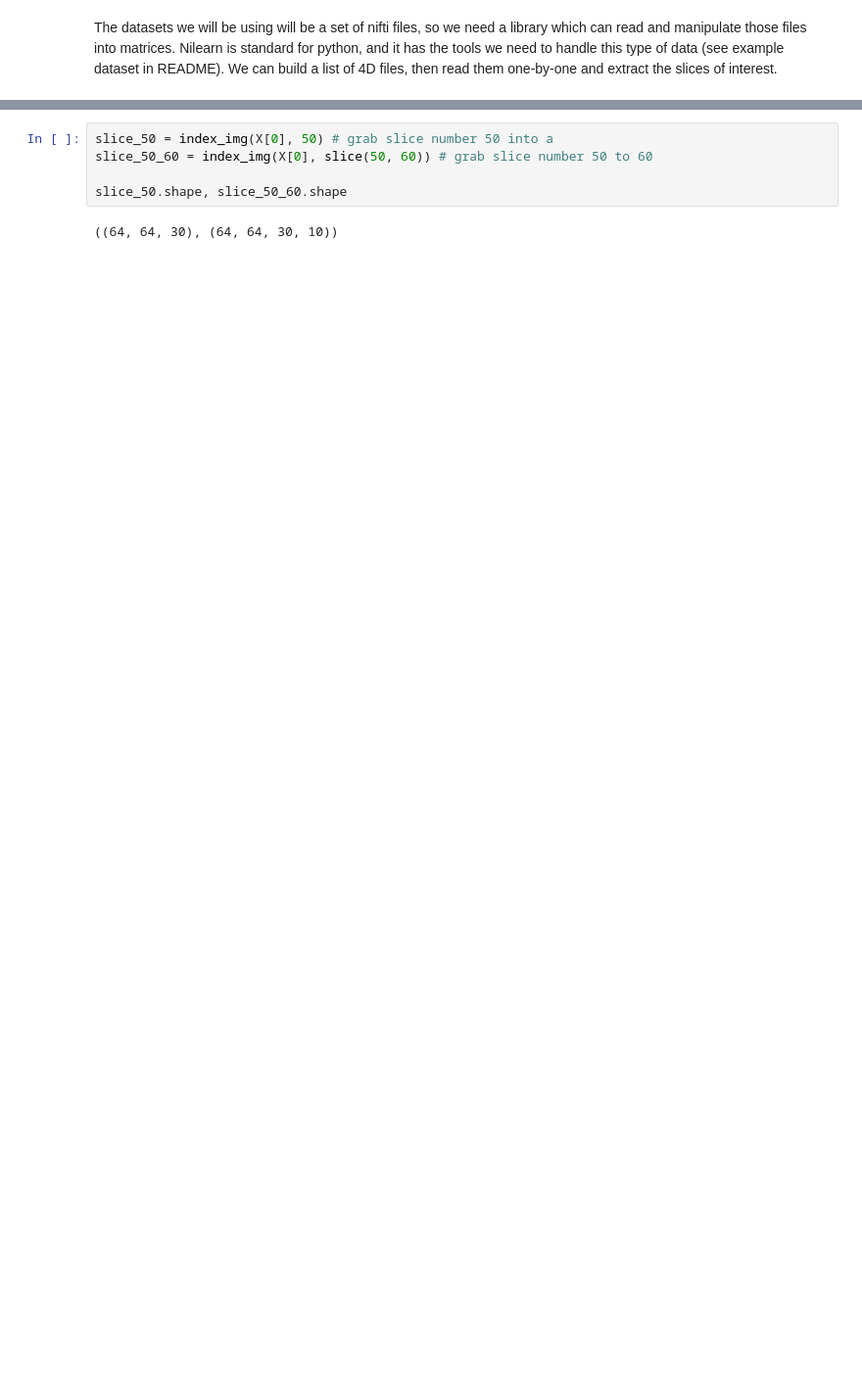
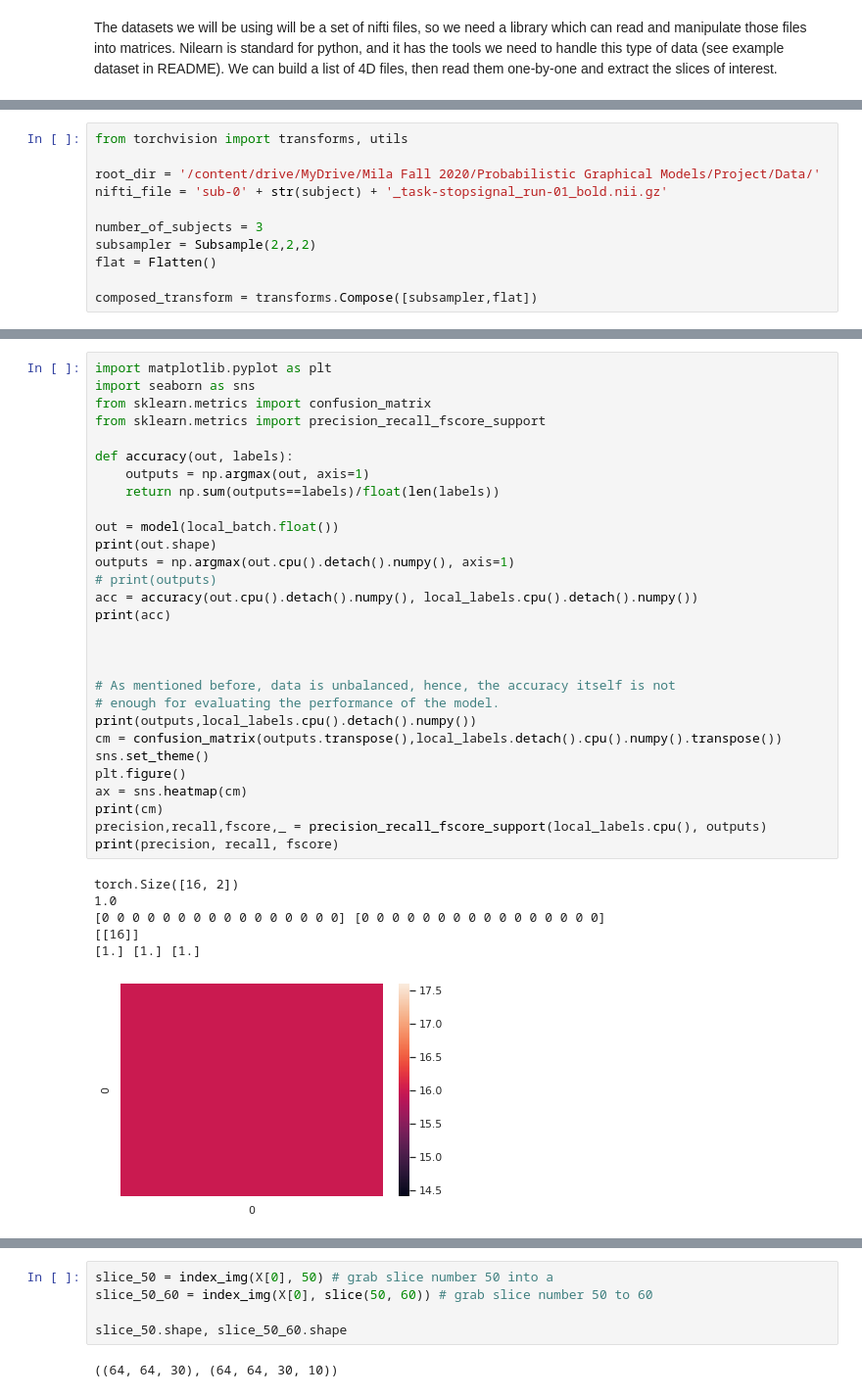
Before and after one commit to scspinney/pgm-fmri, a Jupyter notebook: pgm_project.ipynb, the cells around one changed output, grey strips where cells are left out. Shown at 98% size. Saved outputs shown, nothing was run; the diff lists cells and outputs as text; blank space fills up the shorter version.

Commit message:
Dataset and model classes created (without ILC)

```diff
--- a/pgm_project.ipynb
+++ b/pgm_project.ipynb
@@ -133,0 +283,11 @@ for index, image_path in enumerate(images):
+# %%
+from torchvision import transforms, utils
+
+root_dir = '/content/drive/MyDrive/Mila Fall 2020/Probabilistic Graphical Models/Project/Data/'
+nifti_file = 'sub-0' + str(subject) + '_task-stopsignal_run-01_bold.nii.gz'
+
+number_of_subjects = 3
+subsampler = Subsample(2,2,2)
+flat = Flatten()
+
+composed_transform = transforms.Compose([subsampler,flat])
@@ -133,0 +475,36 @@ for index, image_path in enumerate(images):
+# %%
+import matplotlib.pyplot as plt
+import seaborn as sns
+from sklearn.metrics import confusion_matrix
+from sklearn.metrics import precision_recall_fscore_support
+
+def accuracy(out, labels):
+    outputs = np.argmax(out, axis=1)
+    return np.sum(outputs==labels)/float(len(labels))
+
+out = model(local_batch.float())
+print(out.shape)
+outputs = np.argmax(out.cpu().detach().numpy(), axis=1)
+# print(outputs)
+acc = accuracy(out.cpu().detach().numpy(), local_labels.cpu().detach().numpy())
+print(acc)
+
+
+
+# As mentioned before, data is unbalanced, hence, the accuracy itself is not
+# enough for evaluating the performance of the model.
+print(outputs,local_labels.cpu().detach().numpy())
+cm = confusion_matrix(outputs.transpose(),local_labels.detach().cpu().numpy().transpose())
+sns.set_theme()
+plt.figure()
+ax = sns.heatmap(cm)
+print(cm)
+precision,recall,fscore,_ = precision_recall_fscore_support(local_labels.cpu(), outputs)
+print(precision, recall, fscore)
+# %% [output]
+torch.Size([16, 2])
+1.0
+[0 0 0 0 0 0 0 0 0 0 0 0 0 0 0 0] [0 0 0 0 0 0 0 0 0 0 0 0 0 0 0 0]
+[[16]]
+[1.] [1.] [1.]
+[figure, added]
```
Also changed, not shown: parts of 21 cells of this notebook.
